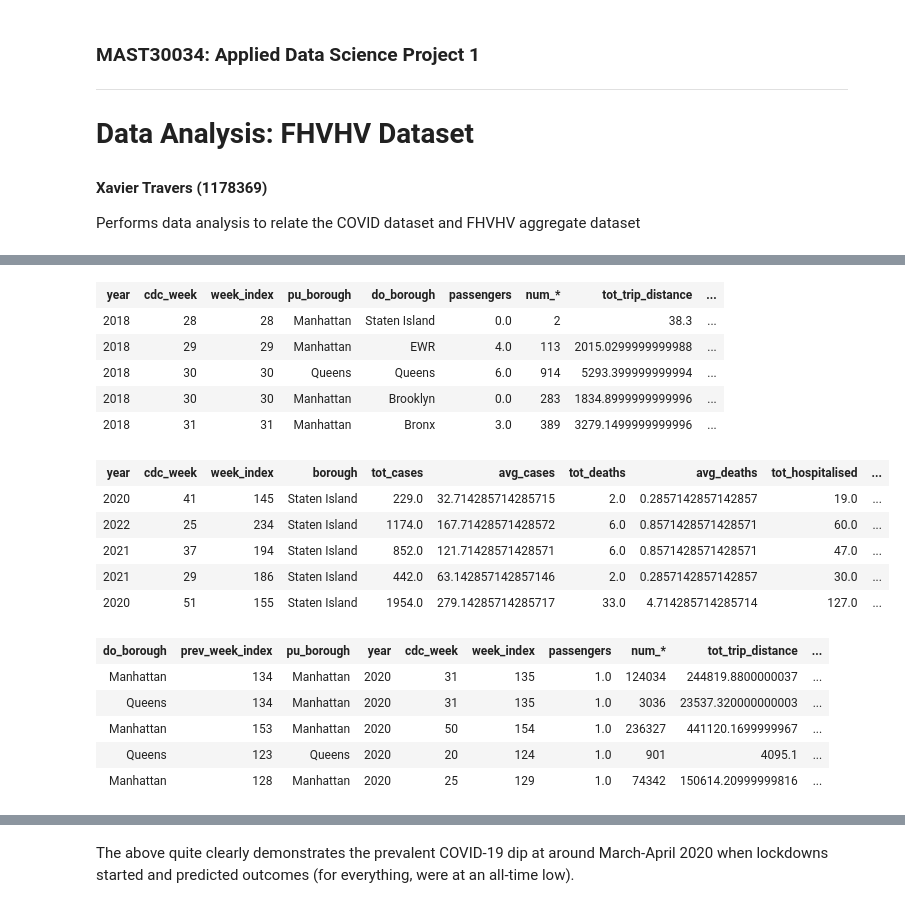
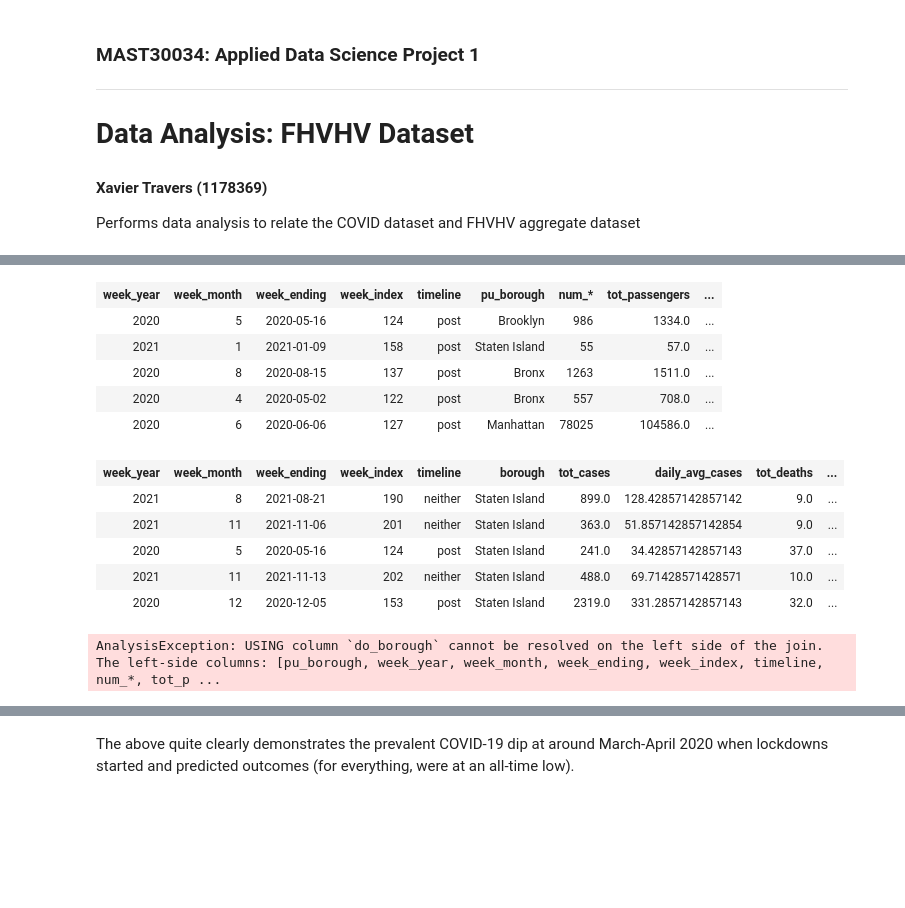
Before and after one commit to MAST30034-Applied-Data-Science/mast30034-project-1-DigitalData, a Jupyter notebook: notebooks/data_analysis_yellow_vs_covid.ipynb, the cells around one changed output, grey strips where cells are left out. Drawn from its saved outputs; the diff is of its cells as text; code cells hidden in the pictures; blank space fills up the shorter version.

```diff
--- a/notebooks/data_analysis_yellow_vs_covid.ipynb
+++ b/notebooks/data_analysis_yellow_vs_covid.ipynb
@@ -45,33 +50,29 @@ To adjust logging level use sc.setLogLevel(newLevel). For SparkR, use setLogLeve
 # %%
 # read in the aggregated yellow tlc data
-yellow_df = spark.read.parquet('../data/curated/tlc/aggregated/yellow/')
-yellow_df.limit(5)
+tlc_pu_df = spark.read.parquet('../data/curated/tlc/aggregated/yellow/by_pu')
+tlc_pu_df.limit(5)
 # %% [output]
-| year | cdc_week | week_index | pu_borough | do_borough | passengers | num_* | tot_trip_distance | ... |
-| 2018 | 28 | 28 | Manhattan | Staten Island | 0.0 | 2 | 38.3 | ... |
-| 2018 | 29 | 29 | Manhattan | EWR | 4.0 | 113 | 2015.0299999999988 | ... |
-| 2018 | 30 | 30 | Queens | Queens | 6.0 | 914 | 5293.399999999994 | ... |
-| 2018 | 30 | 30 | Manhattan | Brooklyn | 0.0 | 283 | 1834.8999999999996 | ... |
-| 2018 | 31 | 31 | Manhattan | Bronx | 3.0 | 389 | 3279.1499999999996 | ... |
+| week_year | week_month | week_ending | week_index | timeline | pu_borough | num_* | tot_passengers | ... |
+| 2020 | 5 | 2020-05-16 | 124 | post | Brooklyn | 986 | 1334.0 | ... |
+| 2021 | 1 | 2021-01-09 | 158 | post | Staten Island | 55 | 57.0 | ... |
+| 2020 | 8 | 2020-08-15 | 137 | post | Bronx | 1263 | 1511.0 | ... |
+| 2020 | 4 | 2020-05-02 | 122 | post | Bronx | 557 | 708.0 | ... |
+| 2020 | 6 | 2020-06-06 | 127 | post | Manhattan | 78025 | 104586.0 | ... |
 # %%
 # read in the aggregated covid data
-covid_df = spark.read.parquet('../data/curated/virals/covid/cases-by-week/')
+covid_df = spark.read.parquet('../data/curated/virals/covid/aggregated/cases-by-week')
 covid_df.limit(5)
 # %% [output]
-| year | cdc_week | week_index | borough | tot_cases | avg_cases | tot_deaths | avg_deaths | tot_hospitalised | ... |
-| 2020 | 41 | 145 | Staten Island | 229.0 | 32.714285714285715 | 2.0 | 0.2857142857142857 | 19.0 | ... |
-| 2022 | 25 | 234 | Staten Island | 1174.0 | 167.71428571428572 | 6.0 | 0.8571428571428571 | 60.0 | ... |
-| 2021 | 37 | 194 | Staten Island | 852.0 | 121.71428571428571 | 6.0 | 0.8571428571428571 | 47.0 | ... |
-| 2021 | 29 | 186 | Staten Island | 442.0 | 63.142857142857146 | 2.0 | 0.2857142857142857 | 30.0 | ... |
-| 2020 | 51 | 155 | Staten Island | 1954.0 | 279.14285714285717 | 33.0 | 4.714285714285714 | 127.0 | ... |
+| week_year | week_month | week_ending | week_index | timeline | borough | tot_cases | daily_avg_cases | tot_deaths | ... |
+| 2021 | 8 | 2021-08-21 | 190 | neither | Staten Island | 899.0 | 128.42857142857142 | 9.0 | ... |
+| 2021 | 11 | 2021-11-06 | 201 | neither | Staten Island | 363.0 | 51.857142857142854 | 9.0 | ... |
+| 2020 | 5 | 2020-05-16 | 124 | post | Staten Island | 241.0 | 34.42857142857143 | 37.0 | ... |
+| 2021 | 11 | 2021-11-13 | 202 | neither | Staten Island | 488.0 | 69.71428571428571 | 10.0 | ... |
+| 2020 | 12 | 2020-12-05 | 153 | post | Staten Island | 2319.0 | 331.2857142857143 | 32.0 | ... |
 # %%
 # join the datasets by week_index
-joined_df = jh.join_by_week_by_borough(yellow_df, covid_df, 'tot_cases')
-joined_df.limit(5)
+# TODO: redo join_by_week_by_borough
+joined_pu_df = jh.join_by_week_by_borough(tlc_pu_df, covid_df, 'tot_cases')
+joined_pu_df.limit(5)
 # %% [output]
-| do_borough | prev_week_index | pu_borough | year | cdc_week | week_index | passengers | num_* | tot_trip_distance | ... |
-| Manhattan | 134 | Manhattan | 2020 | 31 | 135 | 1.0 | 124034 | 244819.8800000037 | ... |
-| Queens | 134 | Manhattan | 2020 | 31 | 135 | 1.0 | 3036 | 23537.320000000003 | ... |
-| Manhattan | 153 | Manhattan | 2020 | 50 | 154 | 1.0 | 236327 | 441120.1699999967 | ... |
-| Queens | 123 | Queens | 2020 | 20 | 124 | 1.0 | 901 | 4095.1 | ... |
-| Manhattan | 128 | Manhattan | 2020 | 25 | 129 | 1.0 | 74342 | 150614.20999999816 | ... |
+AnalysisException: USING column `do_borough` cannot be resolved on the left side of the join. The left-side columns: [pu_borough, week_year, week_month, week_ending, week_index, timeline, num_*, tot_p ...
```
Also changed, not shown: parts of 3 cells of this notebook, 16 other files.
